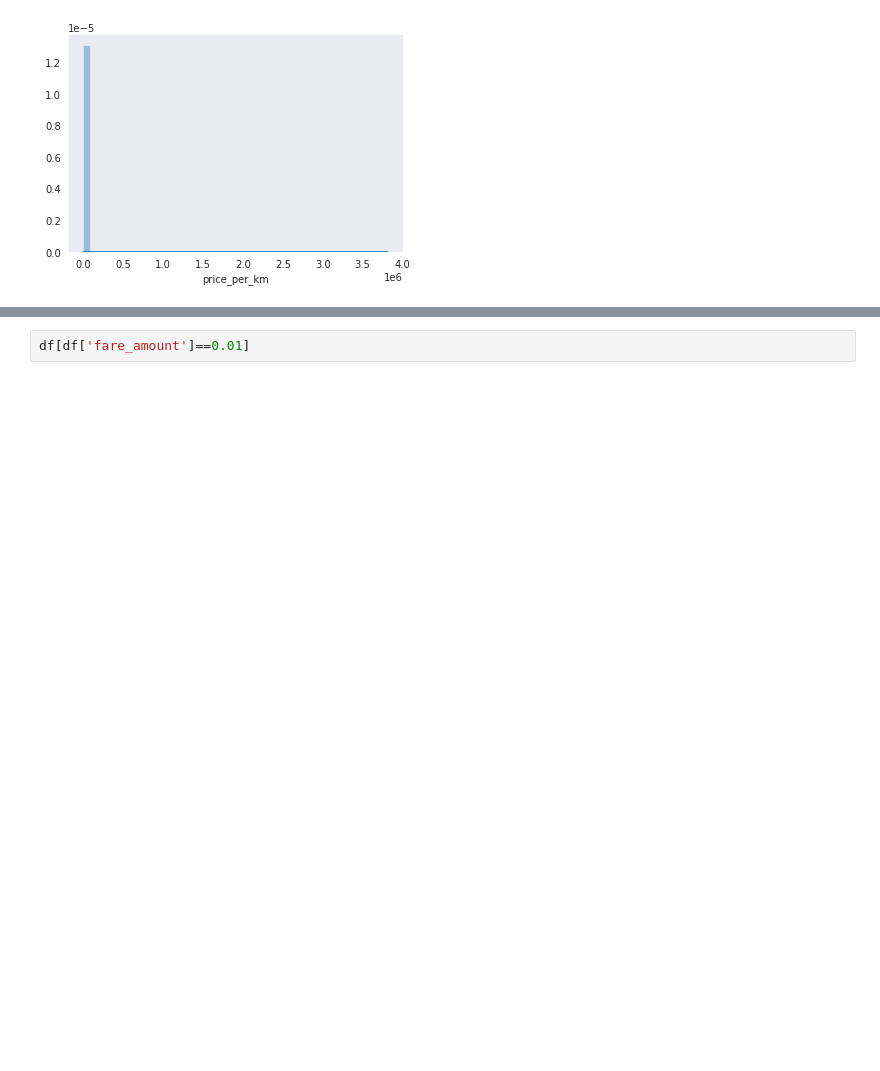
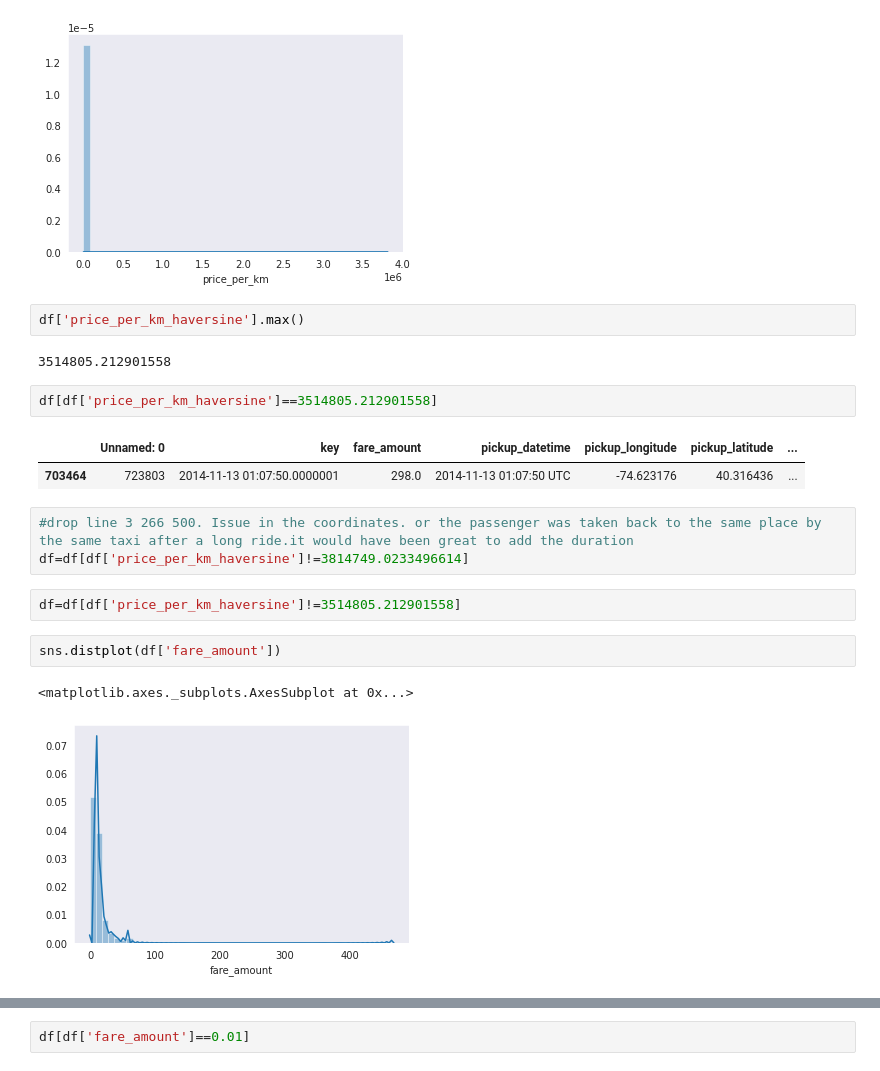
Before and after one commit to srosamont/Projects_Ironhack, a Jupyter notebook: NYC_ride_fare_modelling.ipynb, the cells around one changed output, grey strips where cells are left out. Cells and saved outputs as stored; diff of their text form; blank space fills up the shorter version.

```diff
--- a/NYC_ride_fare_modelling.ipynb
+++ b/NYC_ride_fare_modelling.ipynb
@@ -210,3 +210,22 @@ sns.distplot(df['price_per_km'])
 # %% [output]
 <matplotlib.axes._subplots.AxesSubplot at 0x...>
 [figure]
+# %%
+df['price_per_km_haversine'].max()
+# %% [output]
+3514805.212901558
+# %%
+df[df['price_per_km_haversine']==3514805.212901558]
+# %% [output]
+|  | Unnamed: 0 | key | fare_amount | pickup_datetime | pickup_longitude | pickup_latitude | ... |
+| 703464 | 723803 | 2014-11-13 01:07:50.0000001 | 298.0 | 2014-11-13 01:07:50 UTC | -74.623176 | 40.316436 | ... |
+# %%
+#drop line 3 266 500. Issue in the coordinates. or the passenger was taken back to the same place by the same taxi after a long ride.it would have been great to add the duration
+df=df[df['price_per_km_haversine']!=3814749.0233496614]
+# %%
+df=df[df['price_per_km_haversine']!=3514805.212901558]
+# %%
+sns.distplot(df['fare_amount'])
+# %% [output]
+<matplotlib.axes._subplots.AxesSubplot at 0x...>
+[figure, added]
```
Also changed, not shown: parts of 60 cells of this notebook.
